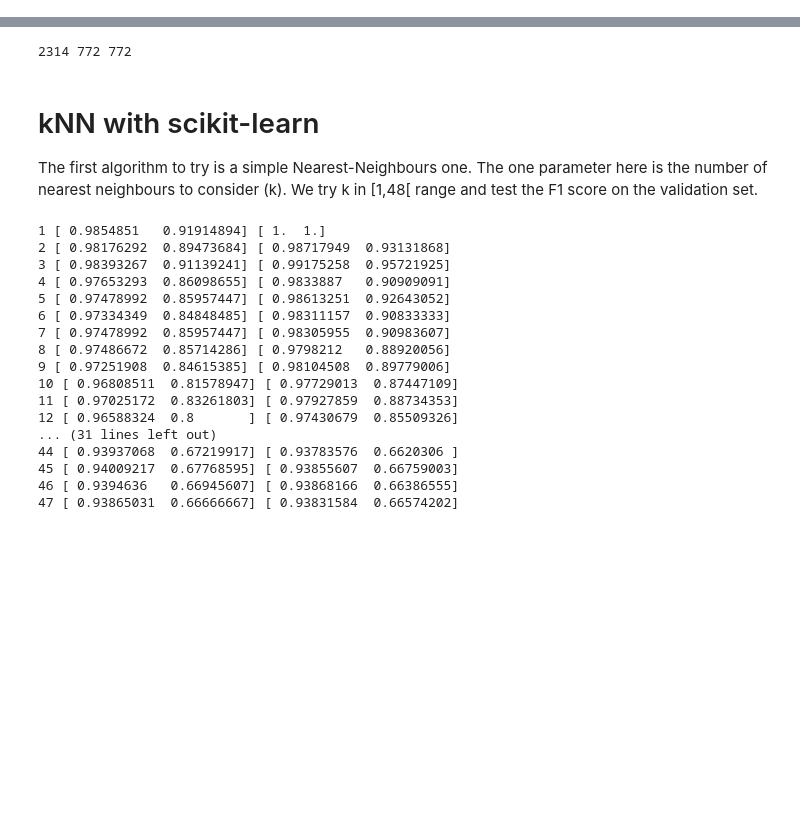
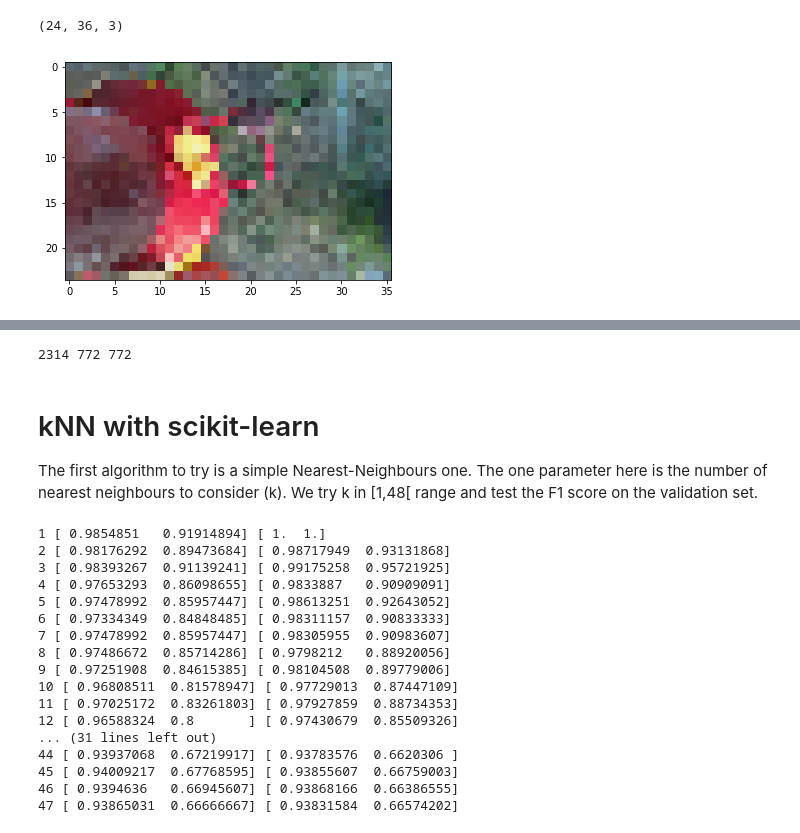
Before and after one commit to Freija/birdometer-ml, a Jupyter notebook: code/Birdometer.ipynb, the cells around one changed output, grey strips where cells are left out. Saved outputs shown, nothing was run; the diff lists cells and outputs as text; code cells hidden in the pictures; blank space fills up the shorter version.

```diff
--- a/code/Birdometer.ipynb
+++ b/code/Birdometer.ipynb
@@ -55,0 +145,15 @@ print(len(features), features[0])
+# %%
+# The images are 720x480 pixels RGB, this means that the maximum number of features is 1036800.
+# The pre-processing reduces this to 2592 by reducing the number of pixels but keeping the RGB information.
+# In order to visualize a processed image, I'll run  the
+random_image_path = '/home/freija/Projects/birdometer-ml/trainingdata/' + random_image
+image_array = cv2.imread(random_image_path)
+red_fac = 20
+resized_image_array = cv2.resize(image_array, (int(720/red_fac),int(480/red_fac)))
+print(resized_image_array.shape)
+# resized image array is a matrix
+plt.imshow(cv2.cvtColor(resized_image_array,cv2.COLOR_BGR2RGB))  # cv2 uses BGR convention
+plt.show()
+# %% [output]
+(24, 36, 3)
+[figure, added]
```
Also changed, not shown: parts of 21 cells of this notebook.
